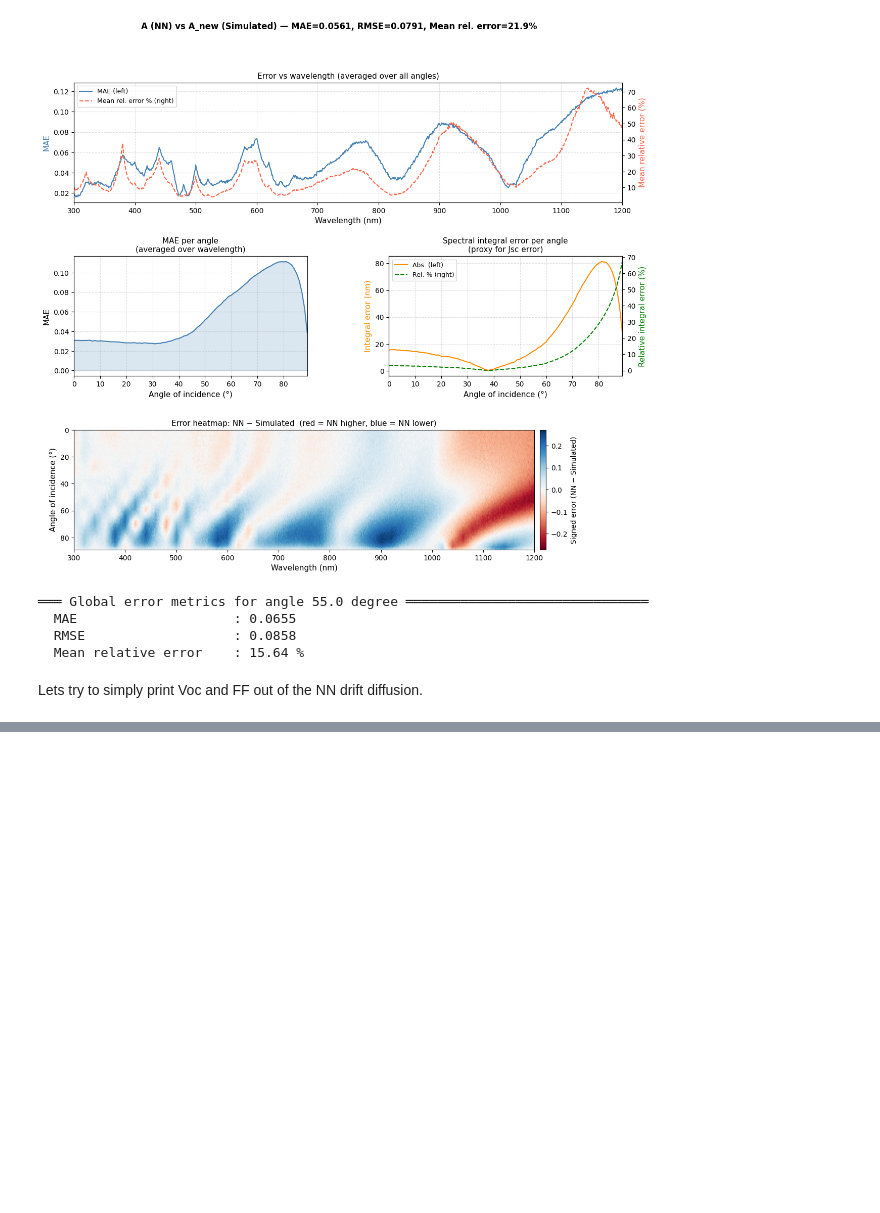
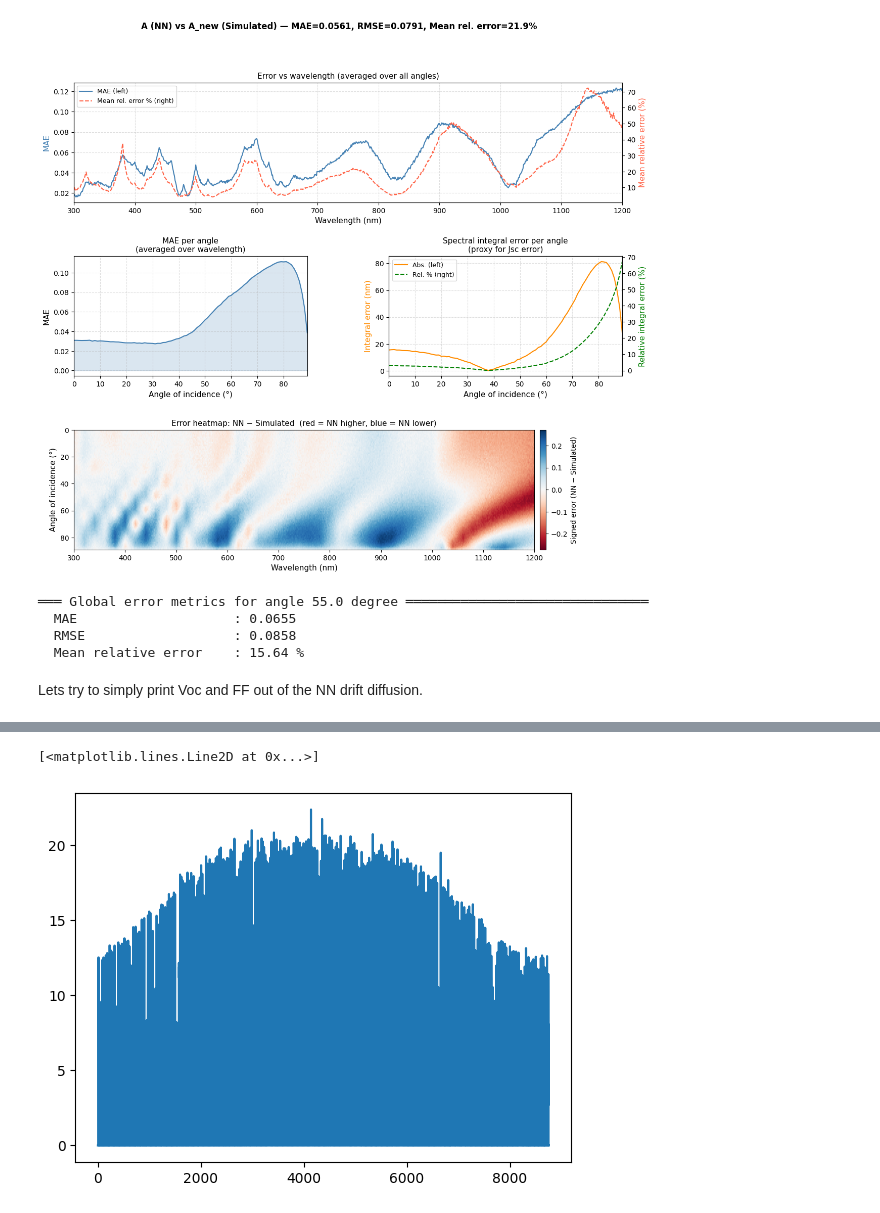
Before and after one commit to aimat-lab/SolDi2T, a Jupyter notebook: reading_Data.ipynb, the cells around one changed output, grey strips where cells are left out. Cells and saved outputs as stored; diff of their text form; code cells hidden in the pictures; blank space fills up the shorter version.

```diff
--- a/reading_Data.ipynb
+++ b/reading_Data.ipynb
@@ -719,0 +714,17 @@ ff_preds=Array([0.6283079 , 0.6271844 , 0.6271844 , ..., 0.6311676 , 0.6305548 ,
+# %%
+rotation_angle = 180.0
+# %%
+lambda_ = jnp.arange(300, 1201, 1)
+lambda_values = irradiance["Irr_spectra_clouds_wavelength"].flatten()
+thetasun = irradiance["Data_TMY3"]["Data_TMY3"][:, 6]
+phisun = irradiance["Data_TMY3"]["Data_TMY3"][:, 7]
+IrradianceDifH = irradiance["Irr_spectra_clouds_diffuse_horizontal"]
+IrradianceDirH = irradiance["Irr_spectra_clouds_direct_horizontal"]
+
+IrradianceDifN = IrradianceDifH / jnp.pi
+IrradianceDirN = (jnp.ceil(thetasun) < 90)[:, None] * IrradianceDirH / jnp.abs(
+    jnp.cos(jnp.deg2rad(thetasun))
+)[:, None]
+
+IdifN = trim_irradiance(lambda_, IrradianceDifN, lambda_values)
+IdirN = trim_irradiance(lambda_, IrradianceDirN, lambda_values)
@@ -719,0 +765,5 @@ ff_preds=Array([0.6283079 , 0.6271844 , 0.6271844 , ..., 0.6311676 , 0.6305548 ,
+# %%
+tilt_angle = 0
+# %%
+Jsc_direct, Jsc_diffuse, Jsc, S = JscCalc_jax(thetasun, phisun, IdirN, IdifN,
+                                              A, tilt_angle, rotation_angle, CE, S)
@@ -719,0 +782,5 @@ ff_preds=Array([0.6283079 , 0.6271844 , 0.6271844 , ..., 0.6311676 , 0.6305548 ,
+# %%
+plt.plot(Jsc)
+# %% [output]
+[<matplotlib.lines.Line2D at 0x...>]
+[figure, added]
```
Also changed, not shown: parts of 11 cells of this notebook, 3 other files.
